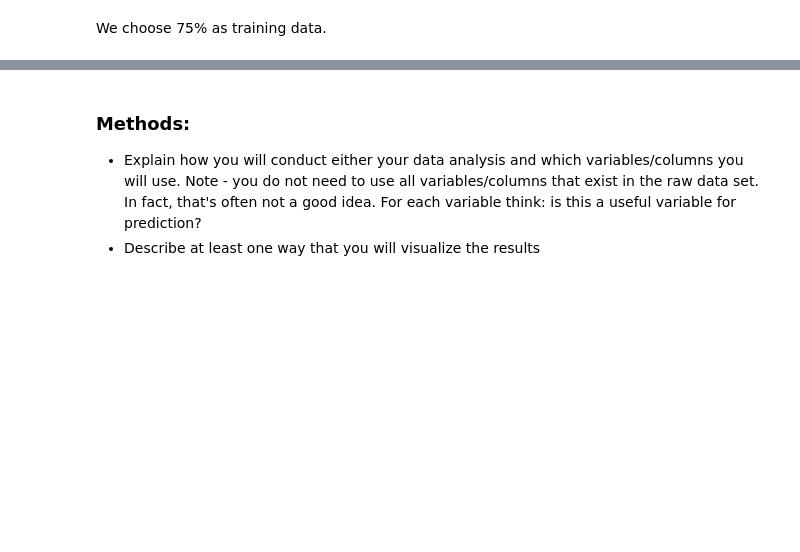
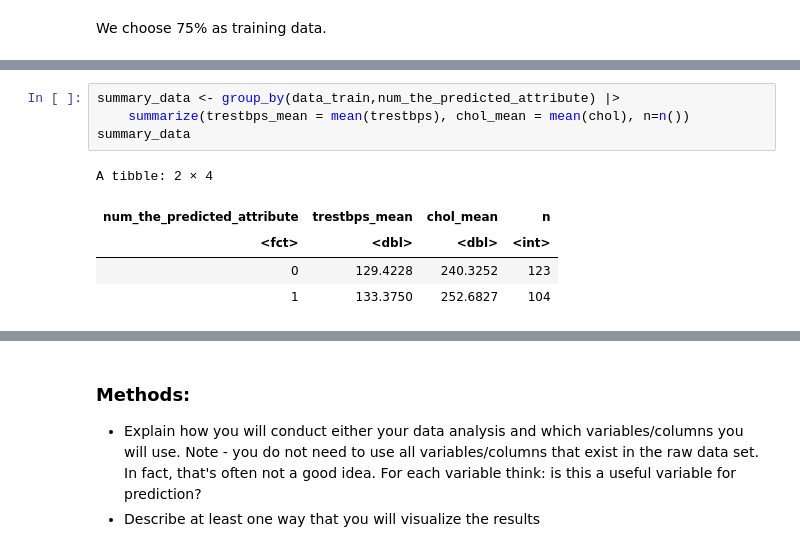
Before and after one commit to ggzggzggzggz/dsci-100-2022w1-group-083, a Jupyter notebook: group_project_proposal.ipynb, the cells around one changed output, grey strips where cells are left out. Saved outputs shown, nothing was run; the diff lists cells and outputs as text; blank space fills up the shorter version.

```diff
--- a/group_project_proposal.ipynb
+++ b/group_project_proposal.ipynb
@@ -78,0 +79,10 @@ A data.frame: 227 × 3
+# %%
+summary_data <- group_by(data_train,num_the_predicted_attribute) |>
+    summarize(trestbps_mean = mean(trestbps), chol_mean = mean(chol), n=n())
+summary_data
+# %% [output]
+A tibble: 2 × 4
+| num_the_predicted_attribute | trestbps_mean | chol_mean | n |
+| <fct> | <dbl> | <dbl> | <int> |
+| 0 | 129.4228 | 240.3252 | 123 |
+| 1 | 133.3750 | 252.6827 | 104 |
```
Also changed, not shown: parts of 5 cells of this notebook.
